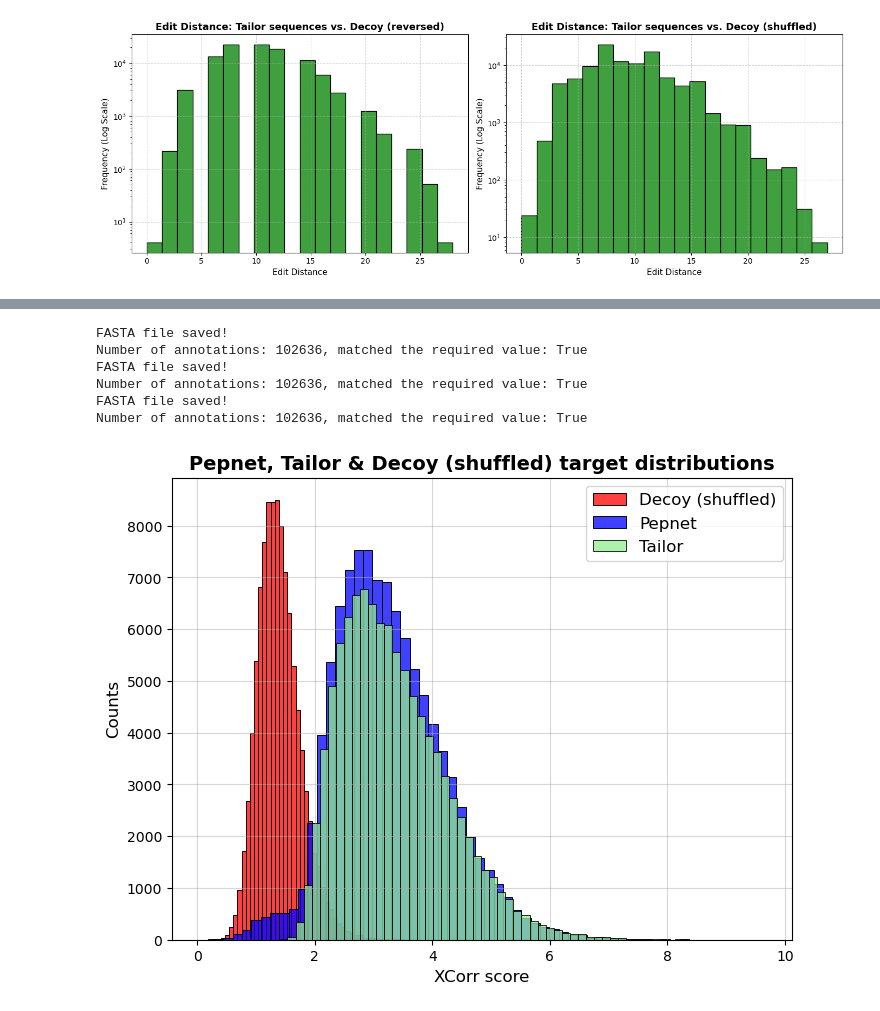
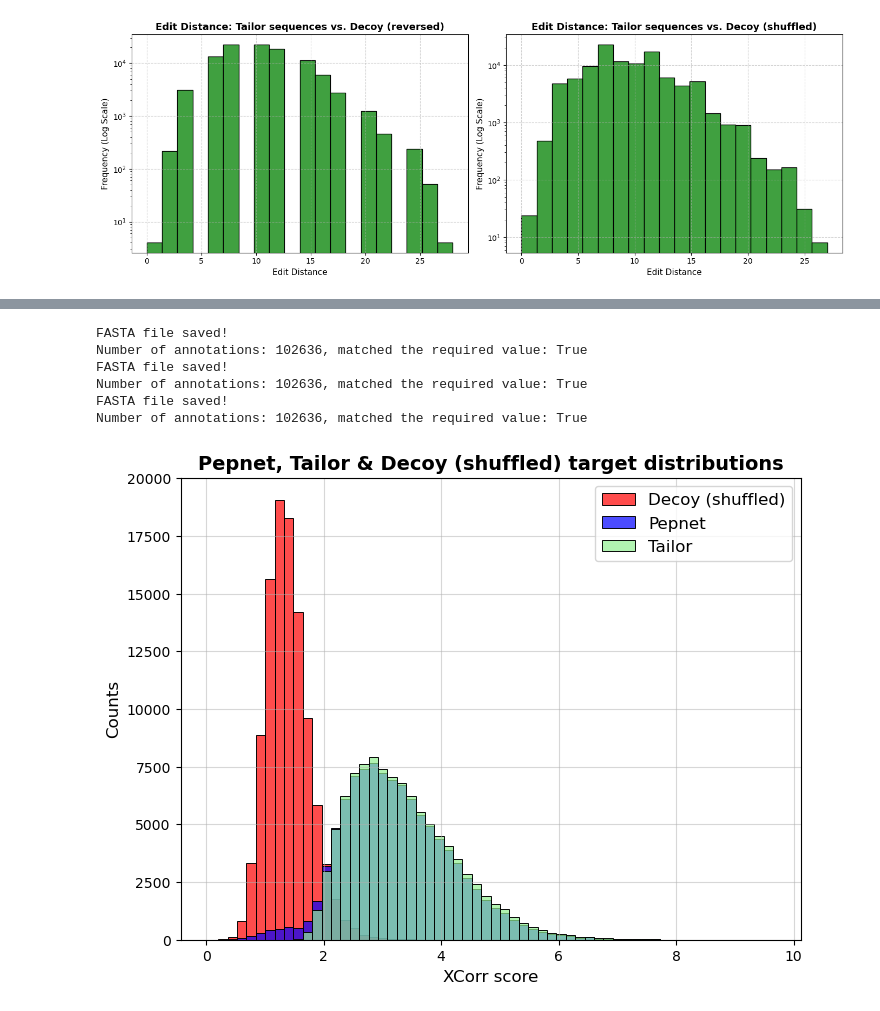
Before and after one commit to coranmiel/FDR-analysis-for-tandem-mass-spectrometry, a Jupyter notebook: Searching + results.ipynb, the cells around one changed output, grey strips where cells are left out. Cells and saved outputs as stored; diff of their text form; code cells hidden in the pictures.

```diff
--- a/Searching + results.ipynb
+++ b/Searching + results.ipynb
@@ -186,43 +212,56 @@ Mgf-processing file saved!
 # %%
 '''
-4, 5, 6 searches:
+5, 6, 7 searches:
 pepnet, tailor and decoy (shuffled) target distributions
 '''
 
-output_path_fasta4 = 'fasta/incorrect_ppm.pepnet.fasta'
-output_path_fasta5 = 'fasta/incorrect_ppm.tailor.fasta'
-output_path_fasta6 = 'fasta/incorrect_ppm.decoy.fasta'
+output_path_fasta5 = 'fasta/incorrect_ppm.pepnet.fasta'
+output_path_fasta6 = 'fasta/incorrect_ppm.tailor.fasta'
+output_path_fasta7 = 'fasta/incorrect_ppm.decoy.fasta'
 
-print(convert_to_fasta(output_path_fasta4, only_incorrect_df_ppm, 'DENOVO'))
-print(check_fasta_file(output_path_fasta4, only_incorrect_df_ppm))
-
-print(convert_to_fasta(output_path_fasta5, only_incorrect_df_ppm, 'updated sequence'))
+print(convert_to_fasta(output_path_fasta5, only_incorrect_df_ppm, 'DENOVO'))
 print(check_fasta_file(output_path_fasta5, only_incorrect_df_ppm))
 
-print(convert_to_fasta(output_path_fasta6, only_incorrect_df_ppm, 'decoy (shuffled)'))
+print(convert_to_fasta(output_path_fasta6, only_incorrect_df_ppm, 'updated sequence'))
 print(check_fasta_file(output_path_fasta6, only_incorrect_df_ppm))
+
+print(convert_to_fasta(output_path_fasta7, only_incorrect_df_ppm, 'decoy (shuffled)'))
+print(check_fasta_file(output_path_fasta7, only_incorrect_df_ppm))
 
 target_df_decoy = pd.read_csv('search-results/decoy.tide-search.target.txt', sep='\t')
 target_df_pepnet = pd.read_csv('search-results/pepnet.tide-search.target.txt', sep='\t')
 target_df_tailor = pd.read_csv('search-results/tailor.tide-search.target.txt', sep='\t')
 
-plt.figure(figsize=(8, 6))
+def plot_multiple_distributions(dfs, labels, colors, nbins, title, alpha=0.5):
+    plt.figure(figsize=(8, 6))
 
-sns.histplot(target_df_decoy['xcorr score'], bins=60, color='red', label='Decoy (shuffled)', stat='count')
-sns.histplot(target_df_pepnet['xcorr score'], bins=60, color='blue', label='Pepnet', stat='count')
-sns.histplot(target_df_tailor['xcorr score'], bins=60, color='lightgreen', label='Tailor', stat='count')
+    min_score = min([df['xcorr score'].min() for df in dfs])
+    max_score = max([df['xcorr score'].max() for df in dfs])
+    bin_edges = np.linspace(min_score, max_score, nbins + 1)
 
-plt.xlabel('XCorr score', fontsize=12)
-plt.ylabel('Counts', fontsize=12)
-plt.title('Pepnet, Tailor & Decoy (shuffled) target distributions', fontsize=14, fontweight='bold')
-plt.legend(frameon=True, fontsize=12, loc='upper right')
-plt.grid(True, alpha=0.5)
-plt.show()
+    for df, label, color in zip(dfs, labels, colors):
+        sns.histplot(df['xcorr score'], bins=bin_edges, color=color, label=label, stat='count', alpha=alpha)
+
+    plt.xlabel('XCorr score', fontsize=12)
+    plt.ylabel('Counts', fontsize=12)
+    plt.title(title, fontsize=14, fontweight='bold')
+    plt.legend(frameon=True, fontsize=12, loc='upper right')
+    plt.grid(True, alpha=0.5)
+    plt.show()
+
+plot_multiple_distributions(
+    dfs=[target_df_decoy, target_df_pepnet, target_df_tailor],
+    labels=['Decoy (shuffled)', 'Pepnet', 'Tailor'],
+    colors=['red', 'blue', 'lightgreen'],
+    nbins=60,
+    title='Pepnet, Tailor & Decoy (shuffled) target distributions',
+    alpha=0.7
+)
 # %% [output]
 FASTA file saved!
 Number of annotations: 102636, matched the required value: True
 FASTA file saved!
 Number of annotations: 102636, matched the required value: True
 FASTA file saved!
 Number of annotations: 102636, matched the required value: True
-[figure, old version]
+[figure, new version]
```
Also changed, not shown: parts of 6 cells of this notebook.
